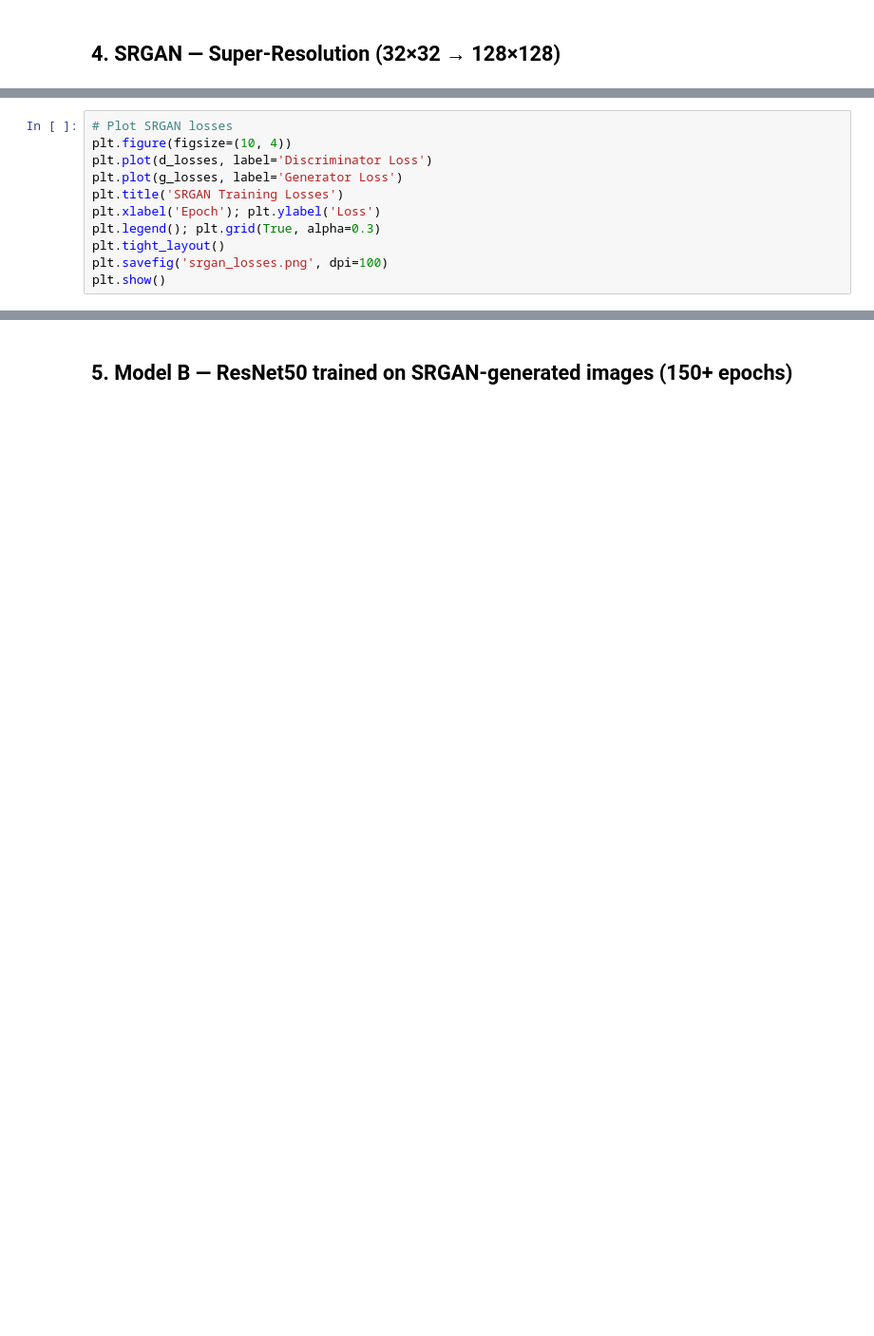
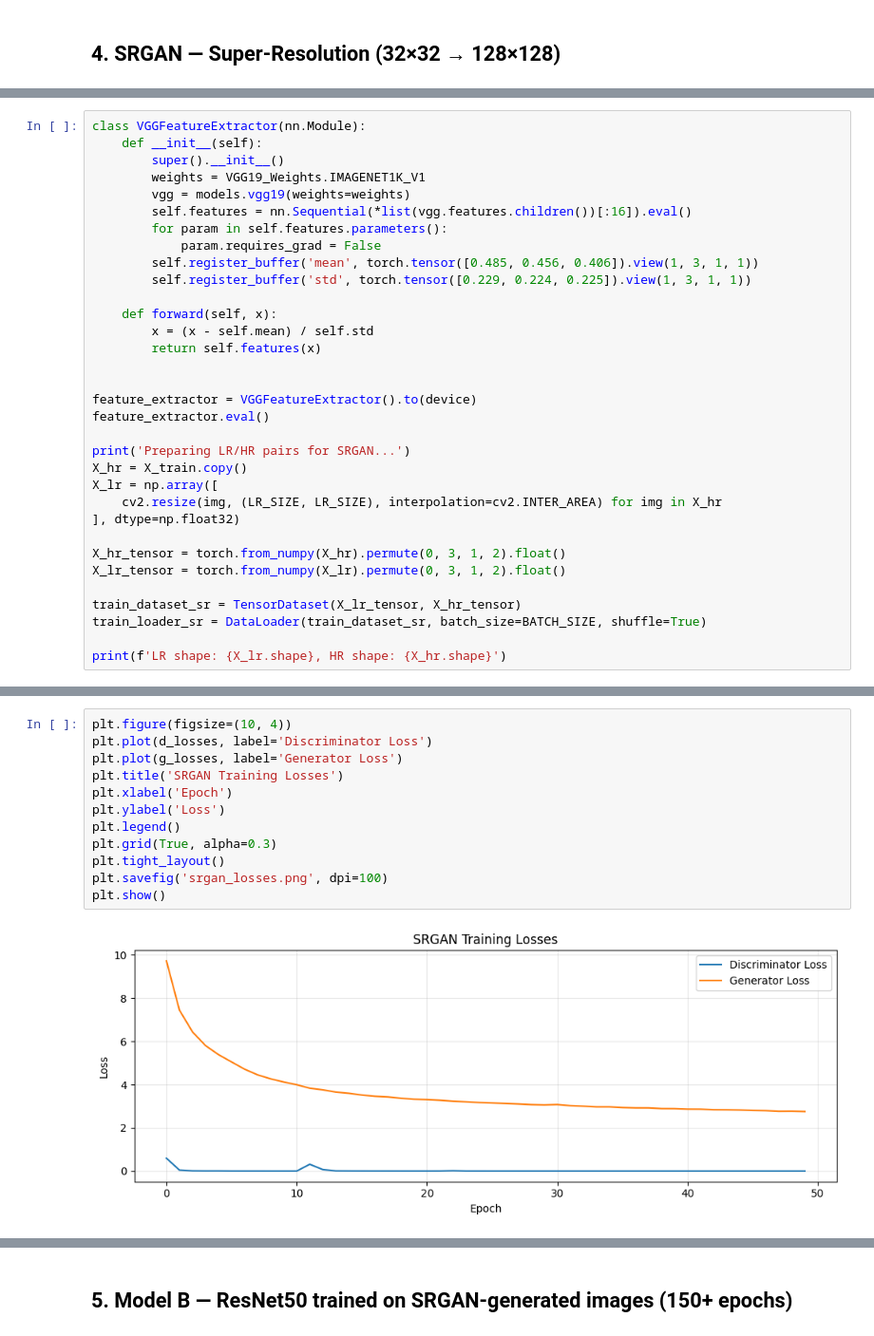
Before and after one commit to andrewjoyner9/SRGAN-Enhanced-OCT-Image-Classification-with-ResNet50-PyTorch-, a Jupyter notebook: SRGAN_OCT_Assignment.ipynb, the cells around one changed output, grey strips where cells are left out. Shown at 95% size. Cells and saved outputs as stored; diff of their text form; blank space fills up the shorter version.

```diff
--- a/SRGAN_OCT_Assignment.ipynb
+++ b/SRGAN_OCT_Assignment.ipynb
@@ -427,0 +458,33 @@ print('SRGAN training complete.')
+# %%
+class VGGFeatureExtractor(nn.Module):
+    def __init__(self):
+        super().__init__()
+        weights = VGG19_Weights.IMAGENET1K_V1
+        vgg = models.vgg19(weights=weights)
+        self.features = nn.Sequential(*list(vgg.features.children())[:16]).eval()
+        for param in self.features.parameters():
+            param.requires_grad = False
+        self.register_buffer('mean', torch.tensor([0.485, 0.456, 0.406]).view(1, 3, 1, 1))
+        self.register_buffer('std', torch.tensor([0.229, 0.224, 0.225]).view(1, 3, 1, 1))
+
+    def forward(self, x):
+        x = (x - self.mean) / self.std
+        return self.features(x)
+
+
+feature_extractor = VGGFeatureExtractor().to(device)
+feature_extractor.eval()
+
+print('Preparing LR/HR pairs for SRGAN...')
+X_hr = X_train.copy()
+X_lr = np.array([
+    cv2.resize(img, (LR_SIZE, LR_SIZE), interpolation=cv2.INTER_AREA) for img in X_hr
+], dtype=np.float32)
+
+X_hr_tensor = torch.from_numpy(X_hr).permute(0, 3, 1, 2).float()
+X_lr_tensor = torch.from_numpy(X_lr).permute(0, 3, 1, 2).float()
+
+train_dataset_sr = TensorDataset(X_lr_tensor, X_hr_tensor)
+train_loader_sr = DataLoader(train_dataset_sr, batch_size=BATCH_SIZE, shuffle=True)
+
+print(f'LR shape: {X_lr.shape}, HR shape: {X_hr.shape}')
@@ -428,14 +582,17 @@ print('SRGAN training complete.')
 # %%
-# Plot SRGAN losses
 plt.figure(figsize=(10, 4))
 plt.plot(d_losses, label='Discriminator Loss')
 plt.plot(g_losses, label='Generator Loss')
 plt.title('SRGAN Training Losses')
-plt.xlabel('Epoch'); plt.ylabel('Loss')
-plt.legend(); plt.grid(True, alpha=0.3)
+plt.xlabel('Epoch')
+plt.ylabel('Loss')
+plt.legend()
+plt.grid(True, alpha=0.3)
 plt.tight_layout()
 plt.savefig('srgan_losses.png', dpi=100)
 plt.show()
+# %% [output]
+[figure, added]
 # %%
 # Show examples: LR input vs SRGAN output vs original HR
 n_examples = 6
```
Also changed, not shown: parts of 23 cells of this notebook, 9 other files.
